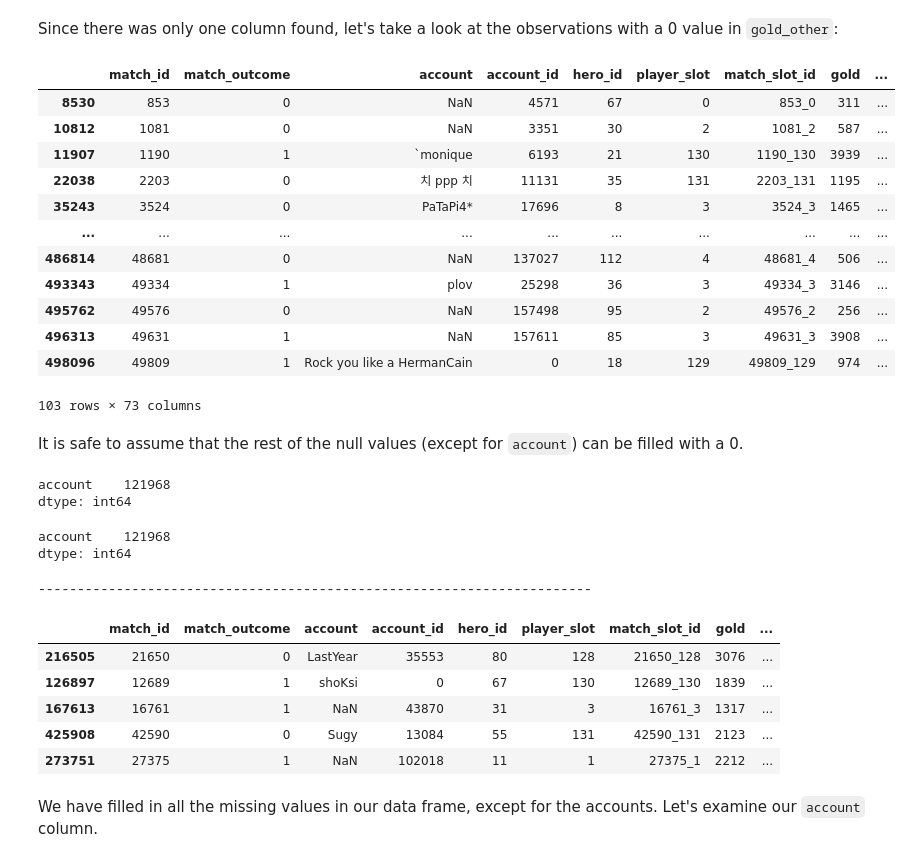
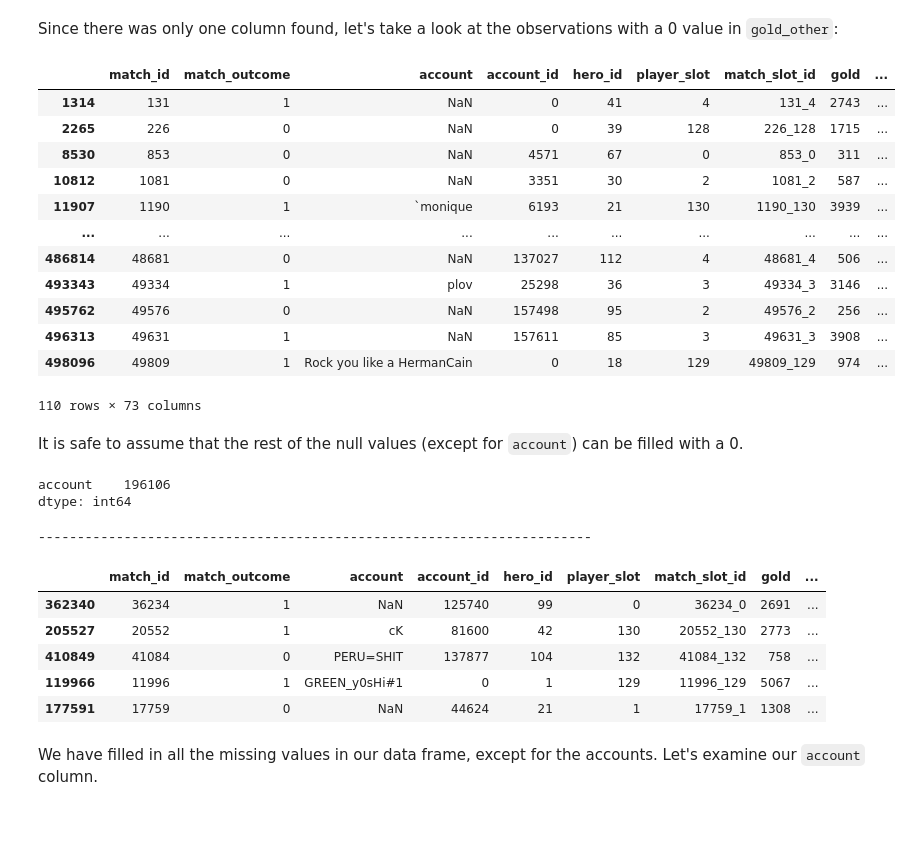
Before and after one commit to jpniet/Dota2-Matchmaking, a Jupyter notebook: Notebooks/Data_Cleaning_and_Exploration.ipynb, the cells around one changed output. Cells and saved outputs as stored; diff of their text form; code cells hidden in the pictures; blank space fills up the shorter version.

Commit message:
Update read_file function and fill players.csv null values

```diff
--- a/Notebooks/Data_Cleaning_and_Exploration.ipynb
+++ b/Notebooks/Data_Cleaning_and_Exploration.ipynb
@@ -1660,11 +1661,11 @@ Total matches with at least one anonymous account: 36,383
 Having so many matches with at least one player hiding their account ID makes it useless to isolate the matches with every account shown. However, since we are focused on each individual player, we'll go ahead and remove the players with a hidden account ID.
 # %%
 # Filtering out the players with a hidden account id
-df['players'] = df['players'][~((df['players']['account_id'] == 0) & \
+players_ids = df['players'][~((df['players']['account_id'] == 0) & \
                                 (df['players']['account'].isna()))]
 
-print('Filtered DataFrame shape:', df['players'].shape)
-df['players'][df['players']['match_id'] == 35791] # Checking a random match
+print('Filtered DataFrame shape:', players_ids.shape)
+players_ids[df['players']['match_id'] == 35791] # Checking a random match
 # %% [output]
 Filtered DataFrame shape: (425862, 79)
 |  | match_id | match_outcome | account | account_id | hero_id | player_slot | match_slot_id | gold | ... |
@@ -1776,8 +1776,8 @@ for column, series in (df['players'].isna().sum().sort_values(ascending=False)\
 [df['players'].isna().sum().sort_values(ascending=False) > 0 ]).items():
     nan_values.append(column)
 
-# Removing account since we don't want to fill missing values with 0
-nan_values.remove('account')
+# Removing account and account_id since we don't want to fill missing values with 0
+nan_values = [values for values in nan_values if values not in ('account', 'account_id')]
 
 # Iterating through all of our features containing null values
 for column in nan_values:
@@ -1791,46 +1791,42 @@ Since there was only one column found, let's take a look at the observations wit
 df['players'][df['players']['gold_other'] == 0]
 # %% [output]
 |  | match_id | match_outcome | account | account_id | hero_id | player_slot | match_slot_id | gold | ... |
+| 1314 | 131 | 1 | NaN | 0 | 41 | 4 | 131_4 | 2743 | ... |
+| 2265 | 226 | 0 | NaN | 0 | 39 | 128 | 226_128 | 1715 | ... |
 | 8530 | 853 | 0 | NaN | 4571 | 67 | 0 | 853_0 | 311 | ... |
 | 10812 | 1081 | 0 | NaN | 3351 | 30 | 2 | 1081_2 | 587 | ... |
 | 11907 | 1190 | 1 | `monique | 6193 | 21 | 130 | 1190_130 | 3939 | ... |
-| 22038 | 2203 | 0 | 치 ppp 치 | 11131 | 35 | 131 | 2203_131 | 1195 | ... |
-| 35243 | 3524 | 0 | PaTaPi4* | 17696 | 8 | 3 | 3524_3 | 1465 | ... |
 | ... | ... | ... | ... | ... | ... | ... | ... | ... | ... |
 | 486814 | 48681 | 0 | NaN | 137027 | 112 | 4 | 48681_4 | 506 | ... |
 | 493343 | 49334 | 1 | plov | 25298 | 36 | 3 | 49334_3 | 3146 | ... |
 | 495762 | 49576 | 0 | NaN | 157498 | 95 | 2 | 49576_2 | 256 | ... |
 | 496313 | 49631 | 1 | NaN | 157611 | 85 | 3 | 49631_3 | 3908 | ... |
 | 498096 | 49809 | 1 | Rock you like a HermanCain | 0 | 18 | 129 | 49809_129 | 974 | ... |
-103 rows × 73 columns
+110 rows × 73 columns
 # %% [markdown]
 It is safe to assume that the rest of the null values (except for `account`) can be filled with a 0.
 # %%
 # Filling NaN values
 for column in nan_values:
     df['players'][column] = df['players'][column].fillna(0)
 
 # Checking for null values
 display(df['players'].isna().sum().sort_values(ascending=False)\
         [df['players'].isna().sum().sort_values(ascending=False) > 0 ])
 
 # Sanity check
-display(df['players'].isna().sum().sort_values(ascending=False)\
-[df['players'].isna().sum().sort_values(ascending=False) > 0 ])
 print('-----------------------------------------------------------------------')
 display(df['players'].sample(5))
 # %% [output]
-account    121968
+account    196106
 dtype: int64
-account    121968
-dtype: int64
+-----------------------------------------------------------------------
------------------------------------------------------------------------
 |  | match_id | match_outcome | account | account_id | hero_id | player_slot | match_slot_id | gold | ... |
-| 216505 | 21650 | 0 | LastYear | 35553 | 80 | 128 | 21650_128 | 3076 | ... |
-| 126897 | 12689 | 1 | shoKsi | 0 | 67 | 130 | 12689_130 | 1839 | ... |
-| 167613 | 16761 | 1 | NaN | 43870 | 31 | 3 | 16761_3 | 1317 | ... |
-| 425908 | 42590 | 0 | Sugy | 13084 | 55 | 131 | 42590_131 | 2123 | ... |
-| 273751 | 27375 | 1 | NaN | 102018 | 11 | 1 | 27375_1 | 2212 | ... |
+| 362340 | 36234 | 1 | NaN | 125740 | 99 | 0 | 36234_0 | 2691 | ... |
+| 205527 | 20552 | 1 | cK | 81600 | 42 | 130 | 20552_130 | 2773 | ... |
+| 410849 | 41084 | 0 | PERU=SHIT | 137877 | 104 | 132 | 41084_132 | 758 | ... |
+| 119966 | 11996 | 1 | GREEN_y0sHi#1 | 0 | 1 | 129 | 11996_129 | 5067 | ... |
+| 177591 | 17759 | 0 | NaN | 44624 | 21 | 1 | 17759_1 | 1308 | ... |
 # %% [markdown]
 We have filled in all the missing values in our data frame, except for the accounts. Let's examine our `account` column.
 # %%
```
Also changed, not shown: parts of 76 cells of this notebook.
